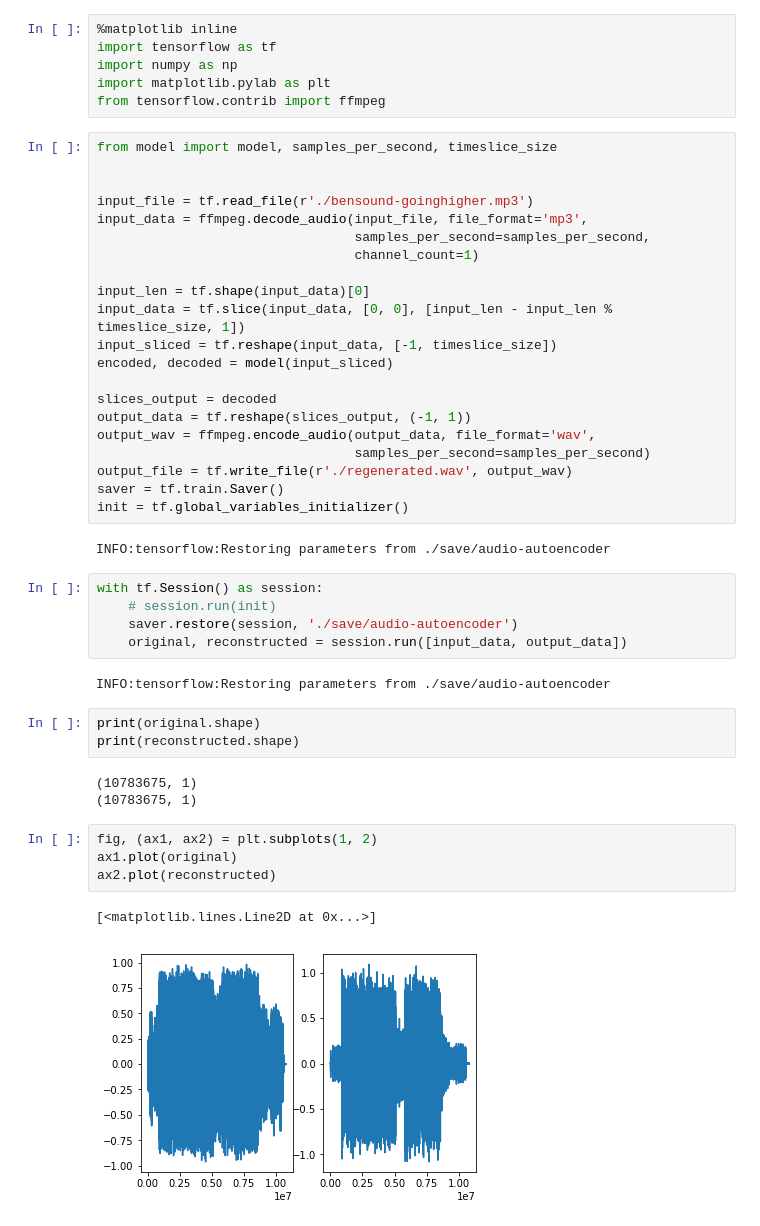
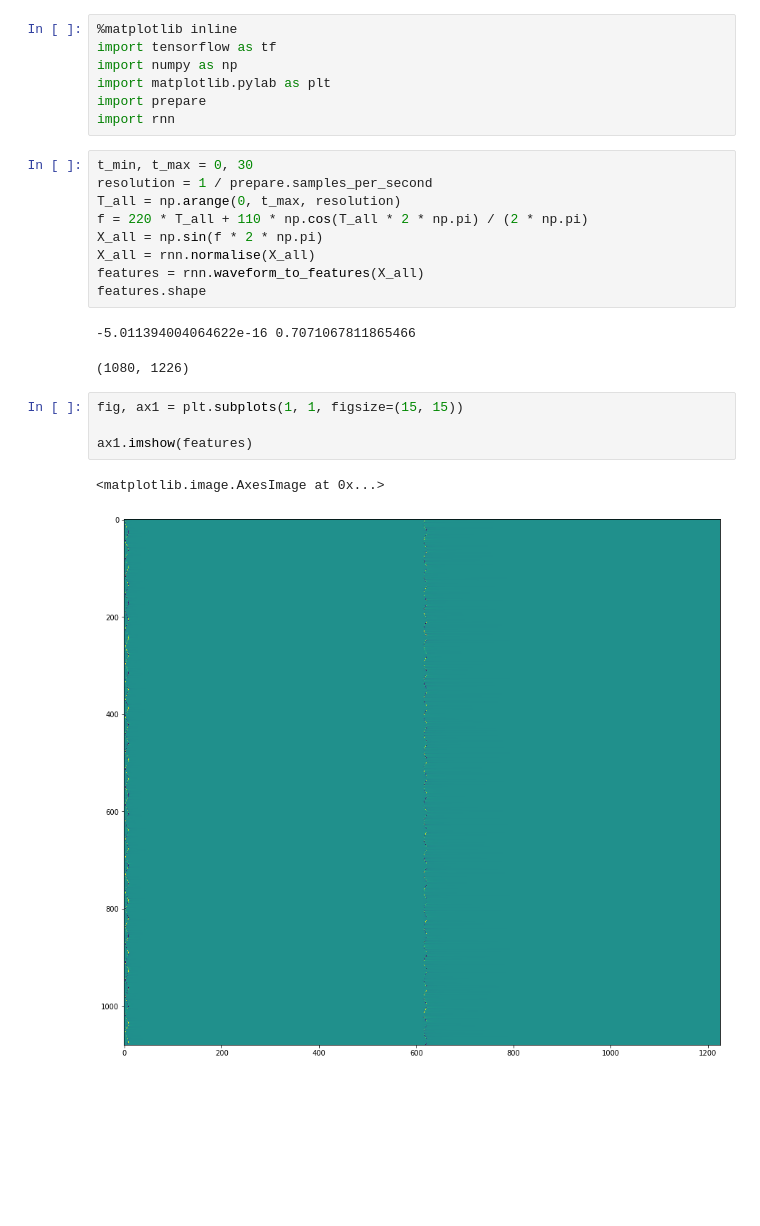
Before and after one commit to tahsmith/robo-music, a Jupyter notebook: plots.ipynb, the cells around one changed output. Cells and saved outputs as stored; diff of their text form; blank space fills up the shorter version.

```diff
--- a/plots.ipynb
+++ b/plots.ipynb
@@ -3,47 +3,24 @@
 import tensorflow as tf
 import numpy as np
 import matplotlib.pylab as plt
-from tensorflow.contrib import ffmpeg
+import prepare
+import rnn
-# %%
-from model import model, samples_per_second, timeslice_size
-
-
-input_file = tf.read_file(r'./bensound-goinghigher.mp3')
-input_data = ffmpeg.decode_audio(input_file, file_format='mp3',
-                                 samples_per_second=samples_per_second,
-                                 channel_count=1)
-
-input_len = tf.shape(input_data)[0]
-input_data = tf.slice(input_data, [0, 0], [input_len - input_len % timeslice_size, 1])
-input_sliced = tf.reshape(input_data, [-1, timeslice_size])
-encoded, decoded = model(input_sliced)
-
-slices_output = decoded
-output_data = tf.reshape(slices_output, (-1, 1))
-output_wav = ffmpeg.encode_audio(output_data, file_format='wav',
-                                 samples_per_second=samples_per_second)
-output_file = tf.write_file(r'./regenerated.wav', output_wav)
-saver = tf.train.Saver()
-init = tf.global_variables_initializer()
-# %% [output]
-INFO:tensorflow:Restoring parameters from ./save/audio-autoencoder
-# %%
-with tf.Session() as session:
-    # session.run(init)
-    saver.restore(session, './save/audio-autoencoder')
-    original, reconstructed = session.run([input_data, output_data])
-# %% [output]
-INFO:tensorflow:Restoring parameters from ./save/audio-autoencoder
-# %%
-print(original.shape)
-print(reconstructed.shape)
-# %% [output]
-(10783675, 1)
-(10783675, 1)
+# %%
+t_min, t_max = 0, 30
+resolution = 1 / prepare.samples_per_second
+T_all = np.arange(0, t_max, resolution)
+f = 220 * T_all + 110 * np.cos(T_all * 2 * np.pi) / (2 * np.pi)
+X_all = np.sin(f * 2 * np.pi)
+X_all = rnn.normalise(X_all)
+features = rnn.waveform_to_features(X_all)
+features.shape
+# %% [output]
+-5.011394004064622e-16 0.7071067811865466
+(1080, 1226)
 # %%
-fig, (ax1, ax2) = plt.subplots(1, 2)
-ax1.plot(original)
-ax2.plot(reconstructed)
+fig, ax1 = plt.subplots(1, 1, figsize=(15, 15))
+
+ax1.imshow(features)
 # %% [output]
-[<matplotlib.lines.Line2D at 0x...>]
+<matplotlib.image.AxesImage at 0x...>
-[figure, old version]
+[figure, new version]
```
Also changed, not shown: parts of 1 cell of this notebook, 12 other files.
